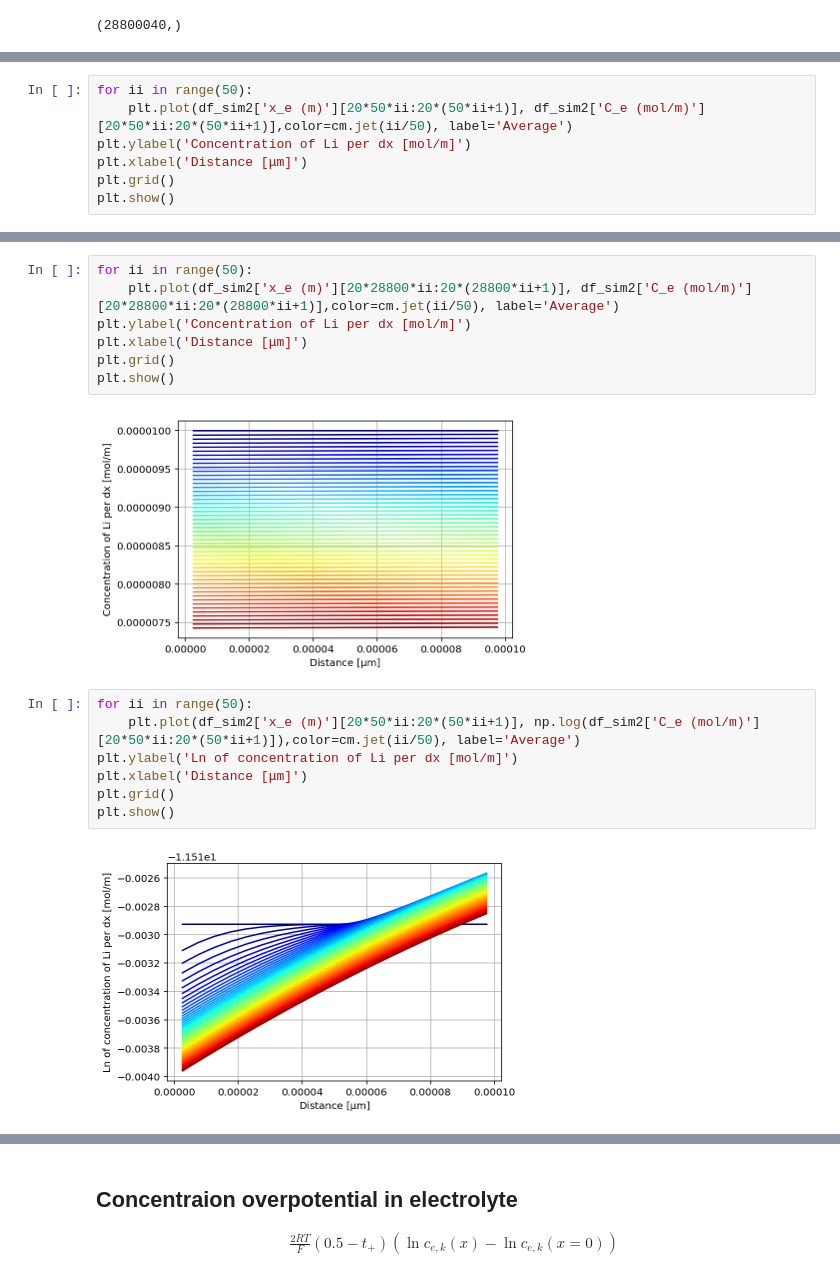
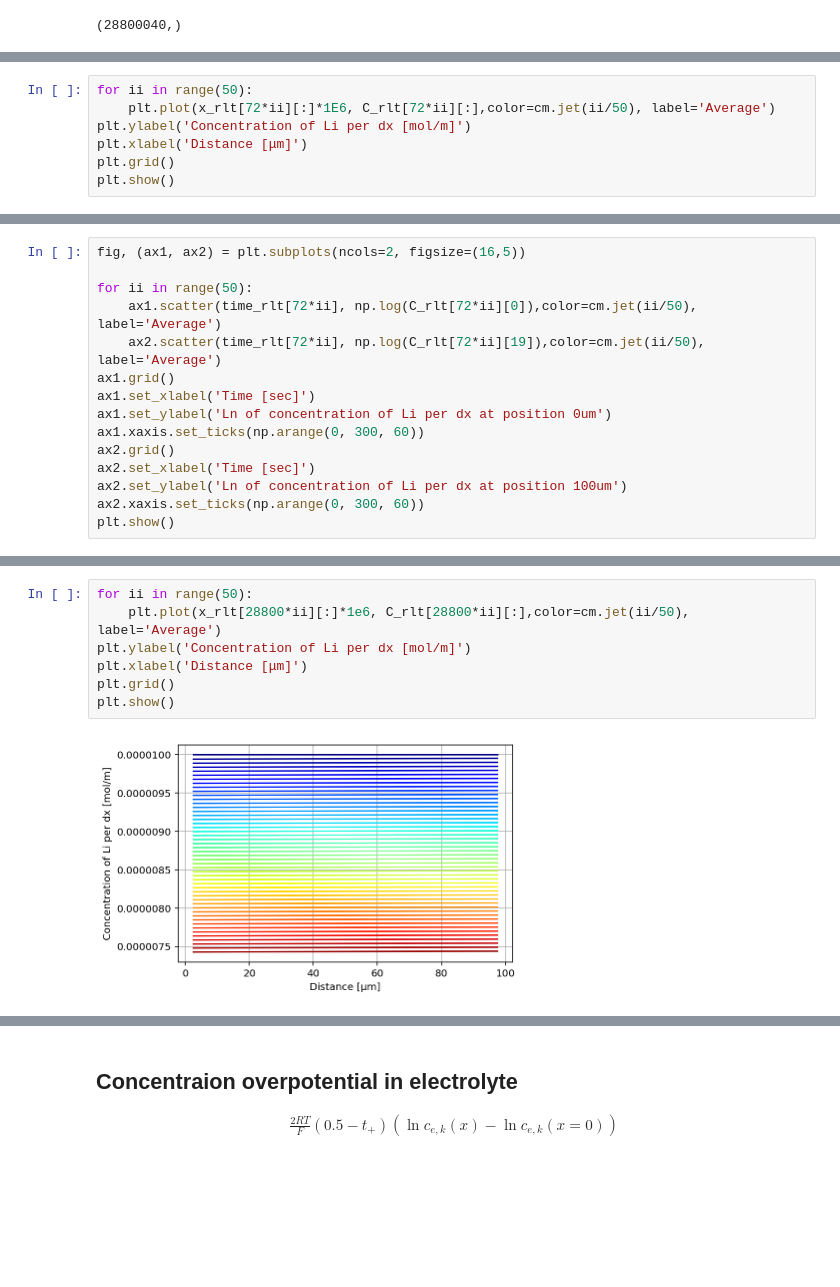
Before and after one commit to TakumaKawahara/BS-StudyGroup, a Jupyter notebook: Model#4/BS_Model#4_ver1.0.ipynb, the cells around one changed output, grey strips where cells are left out. Saved outputs shown, nothing was run; the diff lists cells and outputs as text; blank space fills up the shorter version.

```diff
--- a/Model#4/BS_Model#4_ver1.0.ipynb
+++ b/Model#4/BS_Model#4_ver1.0.ipynb
@@ -1092,6 +1081,6 @@ df_sim2
 # %%
 for ii in range(50):
-    plt.plot(df_sim2['x_e (m)'][20*50*ii:20*(50*ii+1)], df_sim2['C_e (mol/m)'][20*50*ii:20*(50*ii+1)],color=cm.jet(ii/50), label='Average')
+    plt.plot(x_rlt[72*ii][:]*1E6, C_rlt[72*ii][:],color=cm.jet(ii/50), label='Average')
 plt.ylabel('Concentration of Li per dx [mol/m]')
 plt.xlabel('Distance [μm]')
 plt.grid()
@@ -1104,0 +1090,15 @@ df_sim2['Time (sec)'][20*50*ii]
+# %%
+fig, (ax1, ax2) = plt.subplots(ncols=2, figsize=(16,5))
+
+for ii in range(50):
+    ax1.scatter(time_rlt[72*ii], np.log(C_rlt[72*ii][0]),color=cm.jet(ii/50), label='Average')
+    ax2.scatter(time_rlt[72*ii], np.log(C_rlt[72*ii][19]),color=cm.jet(ii/50), label='Average')
+ax1.grid()
+ax1.set_xlabel('Time [sec]')
+ax1.set_ylabel('Ln of concentration of Li per dx at position 0um')
+ax1.xaxis.set_ticks(np.arange(0, 300, 60))
+ax2.grid()
+ax2.set_xlabel('Time [sec]')
+ax2.set_ylabel('Ln of concentration of Li per dx at position 100um')
+ax2.xaxis.set_ticks(np.arange(0, 300, 60))
+plt.show()
@@ -1105,18 +1107,9 @@ df_sim2['Time (sec)'][20*50*ii]
 # %%
 for ii in range(50):
-    plt.plot(df_sim2['x_e (m)'][20*28800*ii:20*(28800*ii+1)], df_sim2['C_e (mol/m)'][20*28800*ii:20*(28800*ii+1)],color=cm.jet(ii/50), label='Average')
+    plt.plot(x_rlt[28800*ii][:]*1e6, C_rlt[28800*ii][:],color=cm.jet(ii/50), label='Average')
 plt.ylabel('Concentration of Li per dx [mol/m]')
 plt.xlabel('Distance [μm]')
 plt.grid()
 plt.show()
 # %% [output]
-[figure, old version]
+[figure, new version]
-# %%
-for ii in range(50):
-    plt.plot(df_sim2['x_e (m)'][20*50*ii:20*(50*ii+1)], np.log(df_sim2['C_e (mol/m)'][20*50*ii:20*(50*ii+1)]),color=cm.jet(ii/50), label='Average')
-plt.ylabel('Ln of concentration of Li per dx [mol/m]')
-plt.xlabel('Distance [μm]')
-plt.grid()
-plt.show()
-# %% [output]
-[figure, removed]
```
Also changed, not shown: parts of 27 cells of this notebook, 1 other file.
